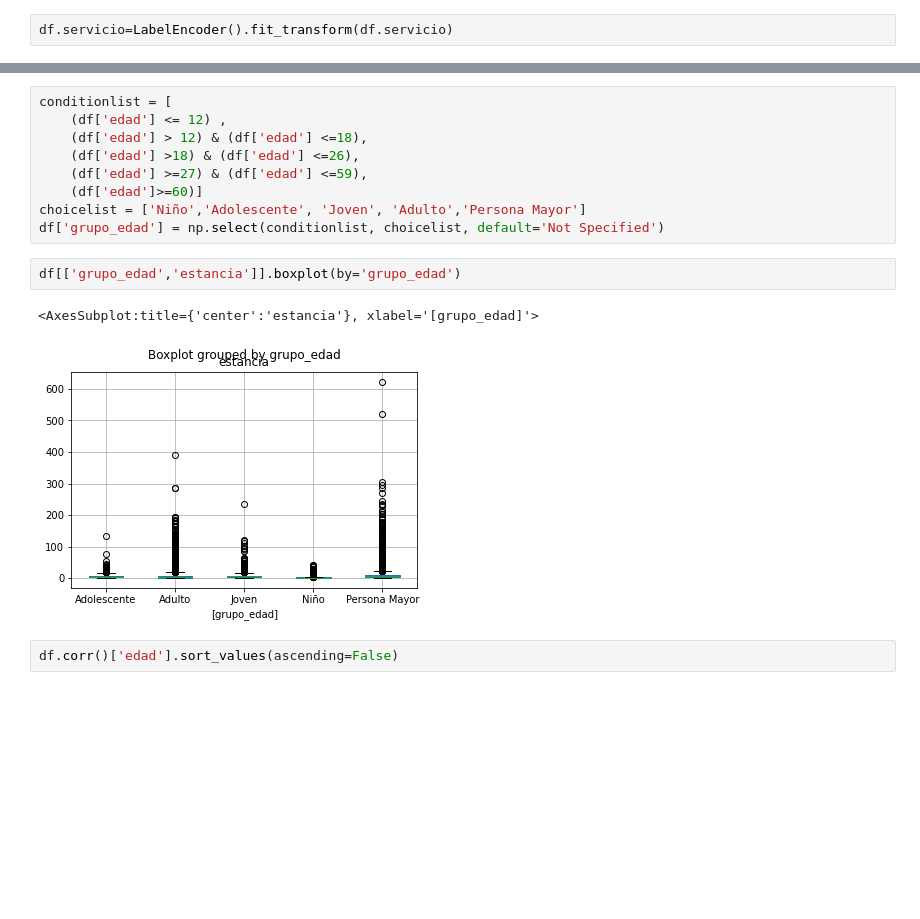
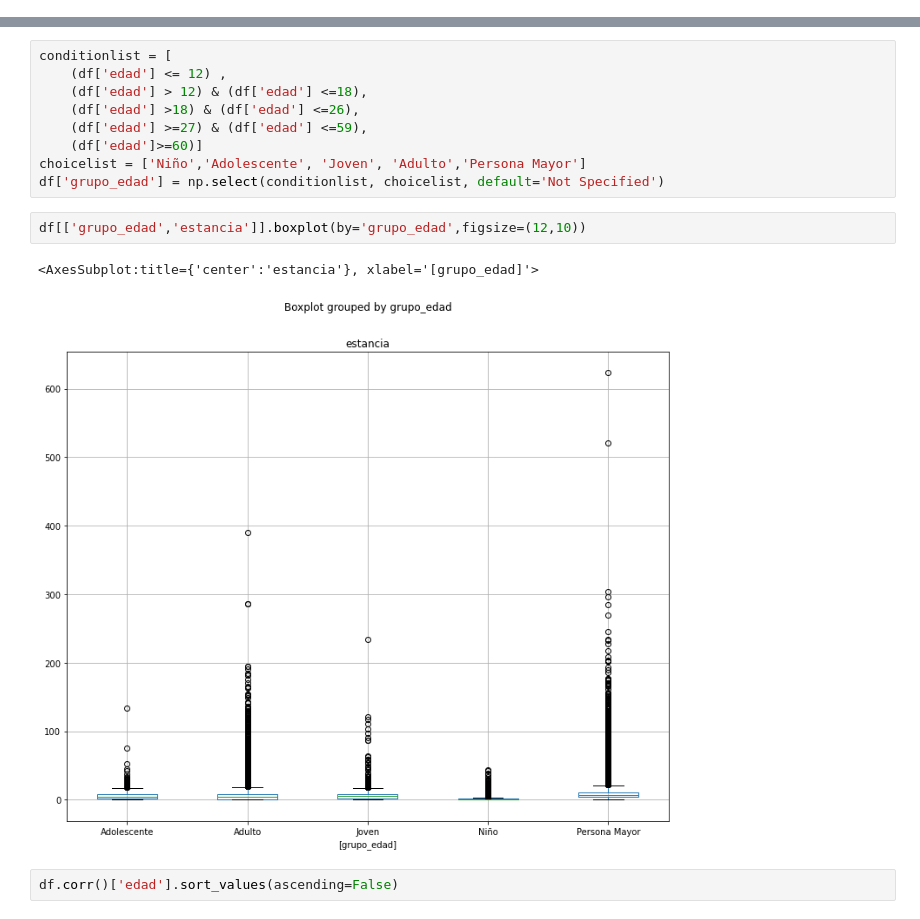
Before and after one commit to carlosgomezgil99/TFM, a Jupyter notebook: TFM_Carlos.ipynb, the cells around one changed output, grey strips where cells are left out. Saved outputs shown, nothing was run; the diff lists cells and outputs as text; blank space fills up the shorter version.

```diff
--- a/TFM_Carlos.ipynb
+++ b/TFM_Carlos.ipynb
@@ -258,8 +258,6 @@ def vuelta_fecha(x):
     return pd.to_datetime(fecha,format='%Y-%m-%d')
 # %%
 df[['fecha_de_alta','fecha_de_nacimiento','fecha_de_ingreso']]=df[['fecha_de_alta','fecha_de_nacimiento','fecha_de_ingreso']].applymap(lambda x:vuelta_fecha(x))
-# %%
-df.servicio=LabelEncoder().fit_transform(df.servicio)
 # %%
 plt.subplots(figsize=(20,20))
 sns.heatmap(df.corr())
@@ -355,10 +353,10 @@ conditionlist = [
 choicelist = ['Niño','Adolescente', 'Joven', 'Adulto','Persona Mayor']
 df['grupo_edad'] = np.select(conditionlist, choicelist, default='Not Specified')
 # %%
-df[['grupo_edad','estancia']].boxplot(by='grupo_edad')
+df[['grupo_edad','estancia']].boxplot(by='grupo_edad',figsize=(12,10))
 # %% [output]
 <AxesSubplot:title={'center':'estancia'}, xlabel='[grupo_edad]'>
-[figure, old version]
+[figure, new version]
 # %%
 df.corr()['edad'].sort_values(ascending=False)
 # %% [output]
```
Also changed, not shown: parts of 161 cells of this notebook, 6 other files.
